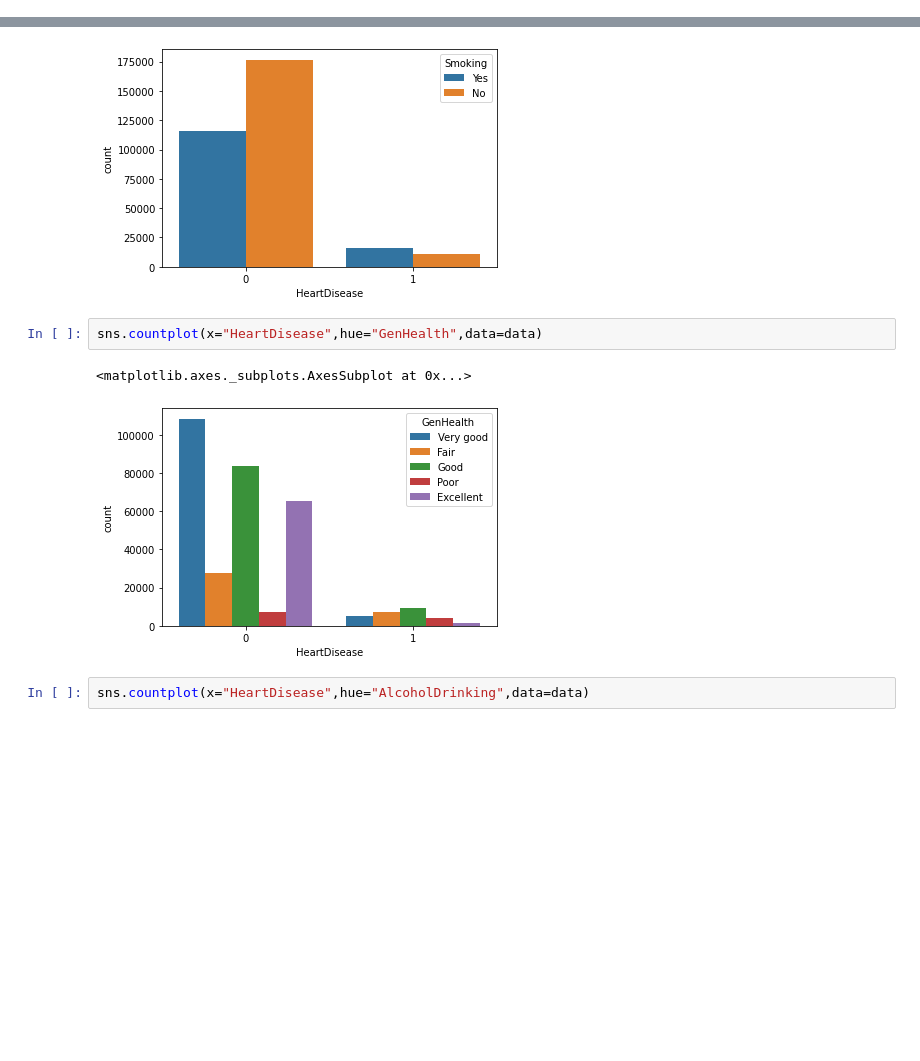
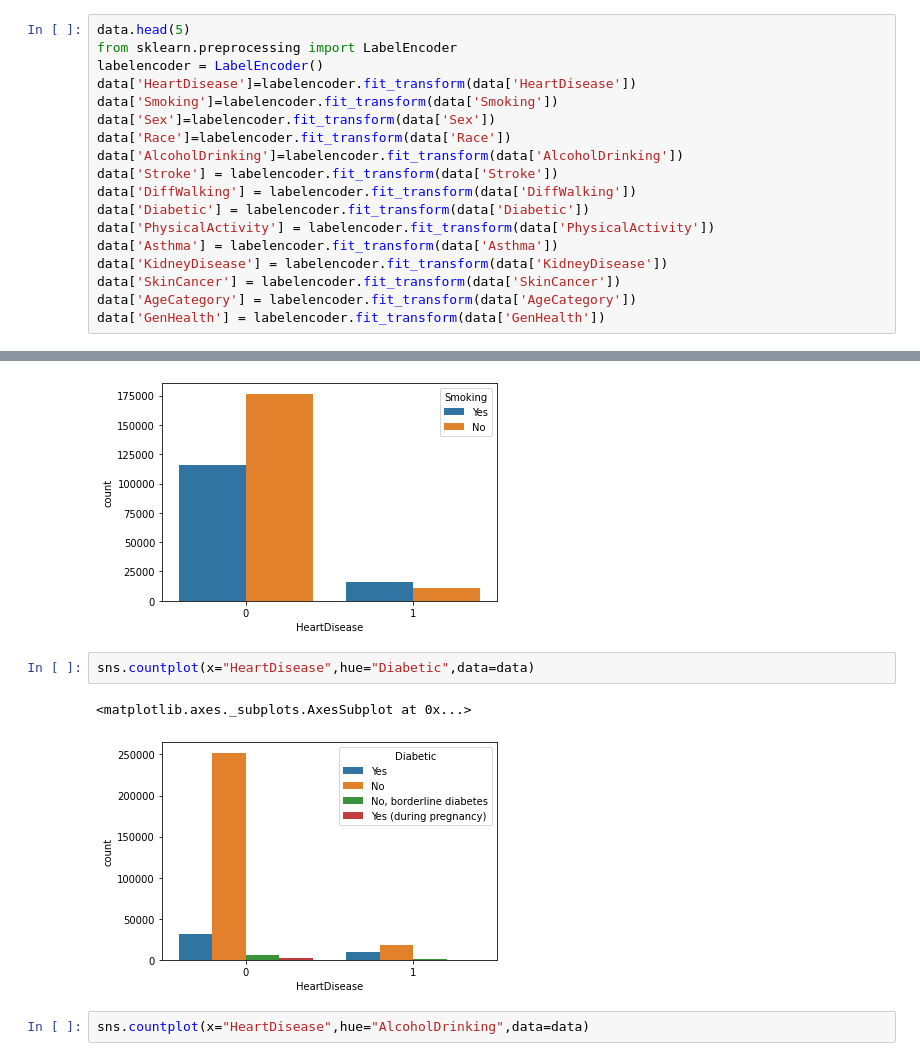
Before and after one commit to dev30k/Google-colabs, a Jupyter notebook: heart.ipynb, the cells around one changed output, grey strips where cells are left out. Saved outputs shown, nothing was run; the diff lists cells and outputs as text; blank space fills up the shorter version.

Commit message:
plotting

```diff
--- a/heart.ipynb
+++ b/heart.ipynb
@@ -86,3 +81,21 @@ data['HeartDisease']=labelencoder.fit_transform(data['HeartDisease'])
+# %%
+data.head(5)
+from sklearn.preprocessing import LabelEncoder
+labelencoder = LabelEncoder()
+data['HeartDisease']=labelencoder.fit_transform(data['HeartDisease'])
+data['Smoking']=labelencoder.fit_transform(data['Smoking'])
+data['Sex']=labelencoder.fit_transform(data['Sex'])
+data['Race']=labelencoder.fit_transform(data['Race'])
+data['AlcoholDrinking']=labelencoder.fit_transform(data['AlcoholDrinking'])
+data['Stroke'] = labelencoder.fit_transform(data['Stroke'])
+data['DiffWalking'] = labelencoder.fit_transform(data['DiffWalking'])
+data['Diabetic'] = labelencoder.fit_transform(data['Diabetic'])
+data['PhysicalActivity'] = labelencoder.fit_transform(data['PhysicalActivity'])
+data['Asthma'] = labelencoder.fit_transform(data['Asthma'])
+data['KidneyDisease'] = labelencoder.fit_transform(data['KidneyDisease'])
+data['SkinCancer'] = labelencoder.fit_transform(data['SkinCancer'])
+data['AgeCategory'] = labelencoder.fit_transform(data['AgeCategory'])
+data['GenHealth'] = labelencoder.fit_transform(data['GenHealth'])
 # %%
 data.head(5)
 # %% [output]
@@ -98,10 +111,10 @@ sns.countplot(x="HeartDisease",hue="Smoking",data=data)
 <matplotlib.axes._subplots.AxesSubplot at 0x...>
 [figure]
 # %%
-sns.countplot(x="HeartDisease",hue="GenHealth",data=data)
+sns.countplot(x="HeartDisease",hue="Diabetic",data=data)
 # %% [output]
 <matplotlib.axes._subplots.AxesSubplot at 0x...>
-[figure, old version]
+[figure, new version]
 # %%
 sns.countplot(x="HeartDisease",hue="AlcoholDrinking",data=data)
 # %% [output]
```
Also changed, not shown: parts of 4 cells of this notebook.
